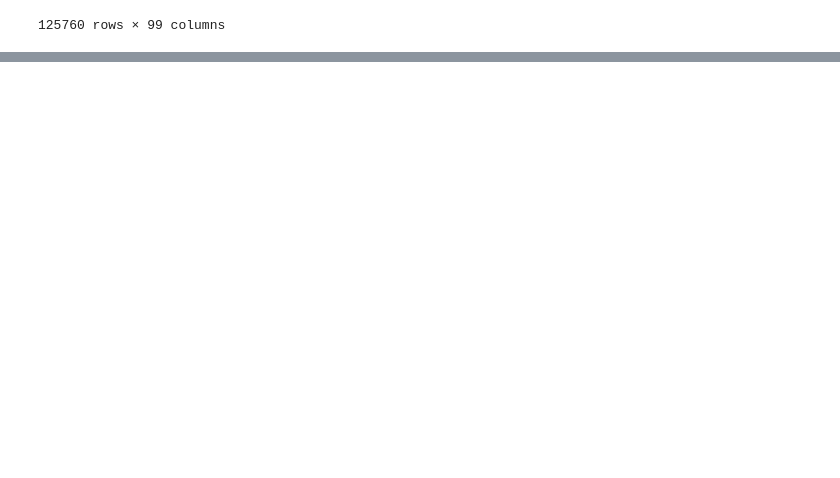
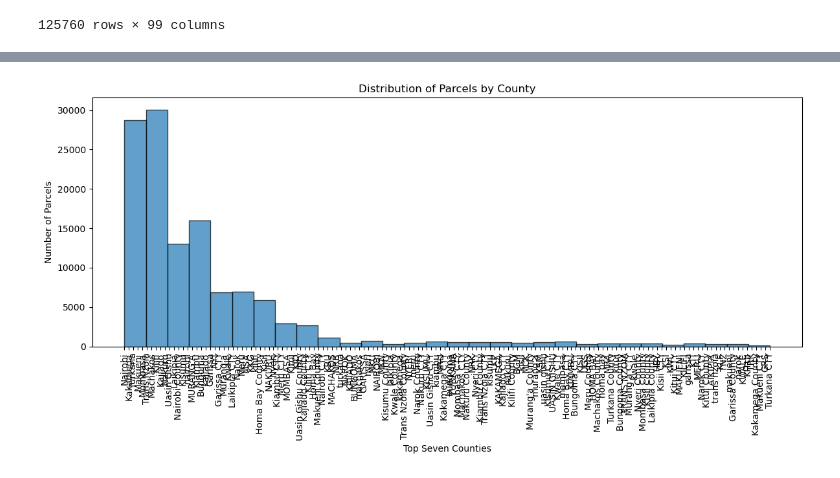
Before and after one commit to derrick4411/land-title-verification-ownership-intelligence-system, a Jupyter notebook: land_intelligence.ipynb, the cells around one changed output, grey strips where cells are left out. Cells and saved outputs as stored; diff of their text form; code cells hidden in the pictures; blank space fills up the shorter version.

Commit message:
EDA and visualization

```diff
--- a/land_intelligence.ipynb
+++ b/land_intelligence.ipynb
@@ -56,0 +132,2 @@ df
+# %%
+df.drop_duplicates(inplace=True)
@@ -56,0 +154,12 @@ df
+# %%
+numerical_col = df.select_dtypes(include="number").columns
+df[numerical_col] = df[numerical_col].fillna(df[numerical_col].mean())
+
+df[numerical_col].hist(bins=40, figsize=(16, 12))
+plt.tight_layout()
+plt.show()
+df[numerical_col] = df[numerical_col].fillna(df[numerical_col].mean())
+
+df[numerical_col].hist(bins=40, figsize=(16, 12))
+plt.tight_layout()
+plt.show()
@@ -56,0 +169,4 @@ df
+# %%
+categorical_col=df.select_dtypes(include=['object']).columns
+categorical_col
+df[categorical_col] = df[categorical_col].fillna(df[categorical_col].mode().iloc[0])
@@ -56,0 +198,7 @@ df
+# %%
+s = df["disputed"].astype(str).str.strip().str.lower()
+print(s.value_counts())    # see every variant before mapping
+
+mapping = {"yes": 1, "y": 1, "true": 1, "1": 1,
+           "no": 0, "n": 0, "false": 0, "0": 0}
+df["disputed"] = s.reindex(df.index).map(mapping)
@@ -56,0 +224,11 @@ df
+# %%
+plt.figure(figsize=(12, 6))
+plt.hist(df['county'], bins=30, edgecolor='k', alpha=0.7)
+plt.title('Distribution of Parcels by County')
+plt.xlabel('Top Seven Counties')
+plt.ylabel('Number of Parcels')
+plt.xticks(rotation=90)
+plt.tight_layout()
+plt.show()
+# %% [output]
+[figure, added]
```
Also changed, not shown: parts of 19 cells of this notebook.
